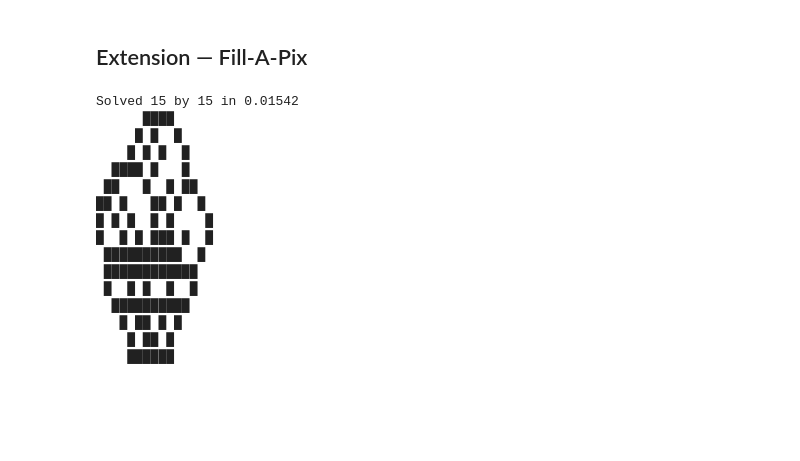
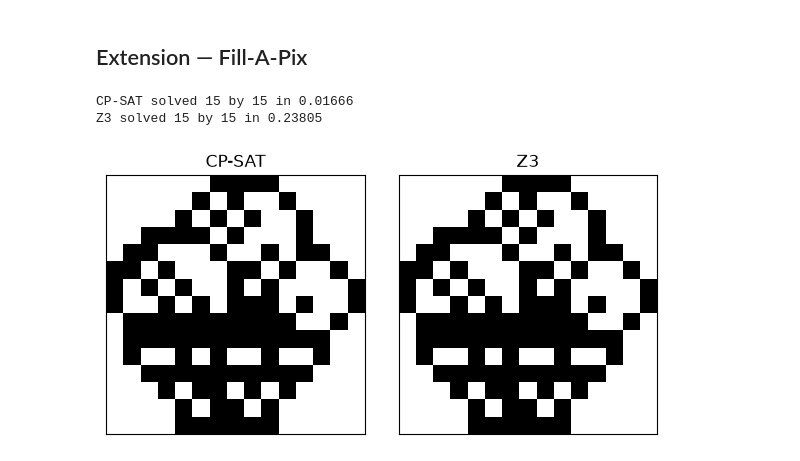
Before and after one commit to 6zaille/2026-Epita-Intelligence-Symbolique, a Jupyter notebook: B4-SMT-Puzzle-Solving/notebooks/demo.ipynb, the cells around one changed output. Drawn from its saved outputs; the diff is of its cells as text; code cells hidden in the pictures; blank space fills up the shorter version.

```diff
--- a/B4-SMT-Puzzle-Solving/notebooks/demo.ipynb
+++ b/B4-SMT-Puzzle-Solving/notebooks/demo.ipynb
@@ -161,53 +161,43 @@ plt.show()
 # %%
 _ = None
 
 fill_a_pix_grid = [
     [0, _, _, 0, _, _, 4, _, _, 3, _, _, _, 0, _],
     [_, _, _, _, _, _, 5, 6, 5, _, 3, _, _, _, _],
     [0, _, _, 4, 5, 5, 5, _, 3, _, _, 3, 2, _, _],
     [_, _, 4, _, 4, 5, _, _, 3, _, _, 4, 4, 1, 0],
     [3, _, 6, _, 4, 3, _, 4, _, 3, _, 4, _, _, _],
     [_, _, _, _, _, _, _, _, _, 4, 4, 3, 3, 3, 2],
     [4, 5, _, _, 4, _, 4, _, 7, 5, 4, _, _, _, 3],
     [_, 5, 5, 6, _, 5, _, 6, _, _, 5, _, 2, _, 3],
     [_, 5, _, 7, _, 7, 8, _, 9, _, 7, 5, _, 3, _],
     [3, 5, 7, _, _, _, 7, 7, _, 7, _, 5, 4, _, _],
     [_, _, _, 7, _, _, _, 7, _, _, 7, _, 4, _, _],
     [_, _, 4, 5, _, 7, _, 6, 5, 6, _, _, 2, 1, 0],
     [0, _, 3, _, _, _, 7, _, _, 6, _, _, 1, 0, _],
     [_, 0, _, _, _, 7, _, 7, _, _, 3, 1, 0, _, _],
     [_, _, 0, _, _, _, _, _, _, _, _, _, _, 0, _],
 ]
 
-fill_a_pix_solver = Fill_A_Pix(CPSATSolver(), fill_a_pix_grid)
-
-fill_a_pix_start = perf_counter()
-fill_a_pix_solved_grid = fill_a_pix_solver.solve()
-fill_a_pix_end = perf_counter()
-
-fill_a_pix_solve_time = fill_a_pix_end - fill_a_pix_start
-
-print(f"Solved {len(fill_a_pix_grid)} by {len(fill_a_pix_grid[0])} in {fill_a_pix_solve_time:.5f}")
-
-for row in fill_a_pix_solved_grid:
-    print("".join("█" if cell else " " for cell in row))
+fig, axes = plt.subplots(1, 2, figsize=(6, 3))
+for ax, (name, solver_cls) in zip(
+    axes, [("CP-SAT", CPSATSolver), ("Z3", Z3Solver)]
+):
+    start = perf_counter()
+    grid = FillAPix(solver_cls(), fill_a_pix_grid).solve()
+    end = perf_counter()
+    solve_time = end - start
+    print(f"{name} solved {len(fill_a_pix_grid)} by {len(fill_a_pix_grid[0])} in {solve_time:.5f}")
+    ax.imshow(grid, cmap="Greys")
+    ax.set_title(name)
+    ax.set_xticks([])
+    ax.set_yticks([])
+plt.tight_layout()
+plt.show()
 # %% [output]
-Solved 15 by 15 in 0.01542
-      ████
-     █ █  █
-    █ █ █  █
-  ████ █   █
- ██   █  █ ██
-██ █   ██ █  █
-█ █ █  █ █    █
-█  █ █ ███ █  █
- ██████████  █
- ████████████
- █  █ █  █  █
-  ██████████
-   █ ██ █ █
-    █ ██ █
-    ██████
+CP-SAT solved 15 by 15 in 0.01666
+Z3 solved 15 by 15 in 0.23805
+[figure, added]
 # %% [markdown]
 #### Expected Output
 
```
Also changed, not shown: parts of 3 cells of this notebook, 7 other files.
